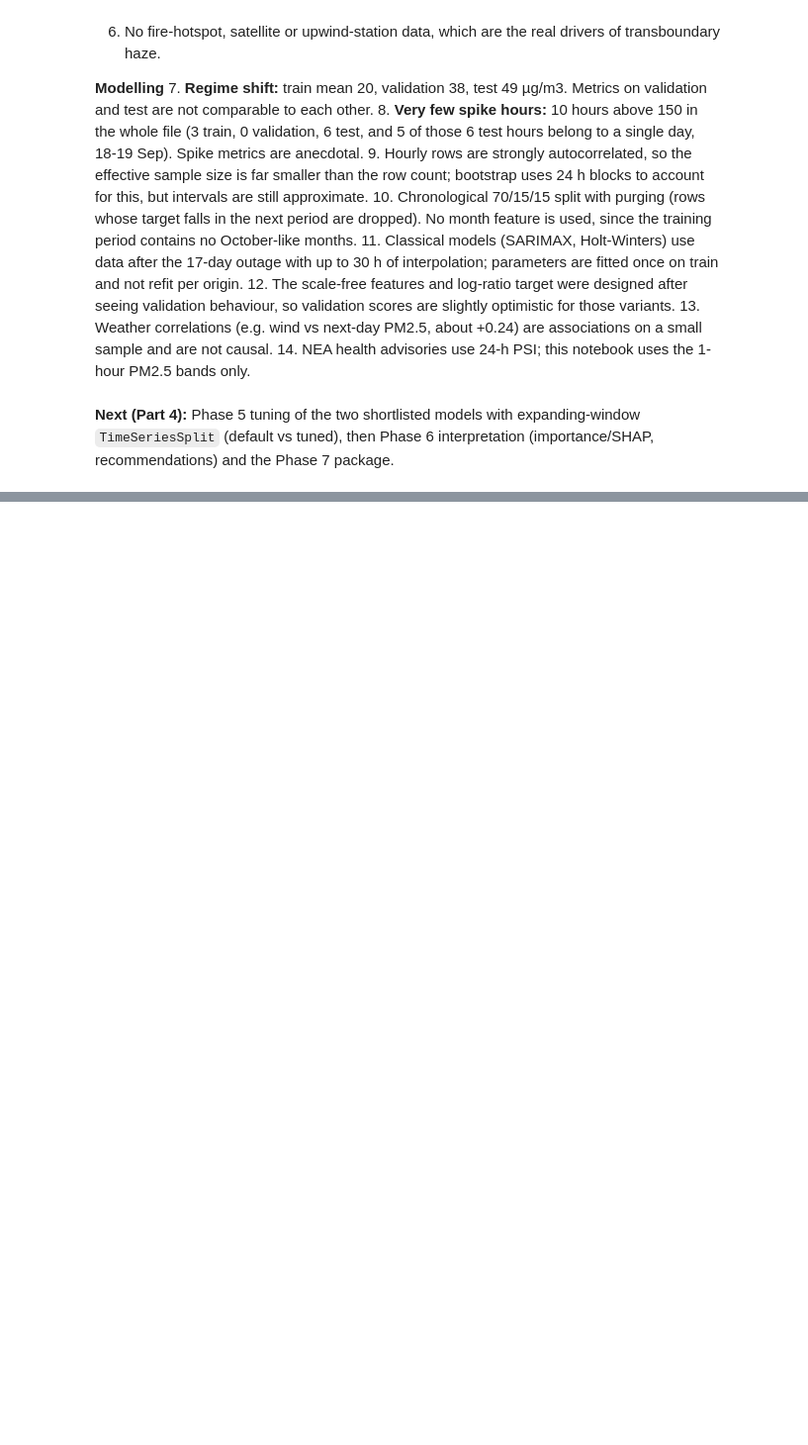
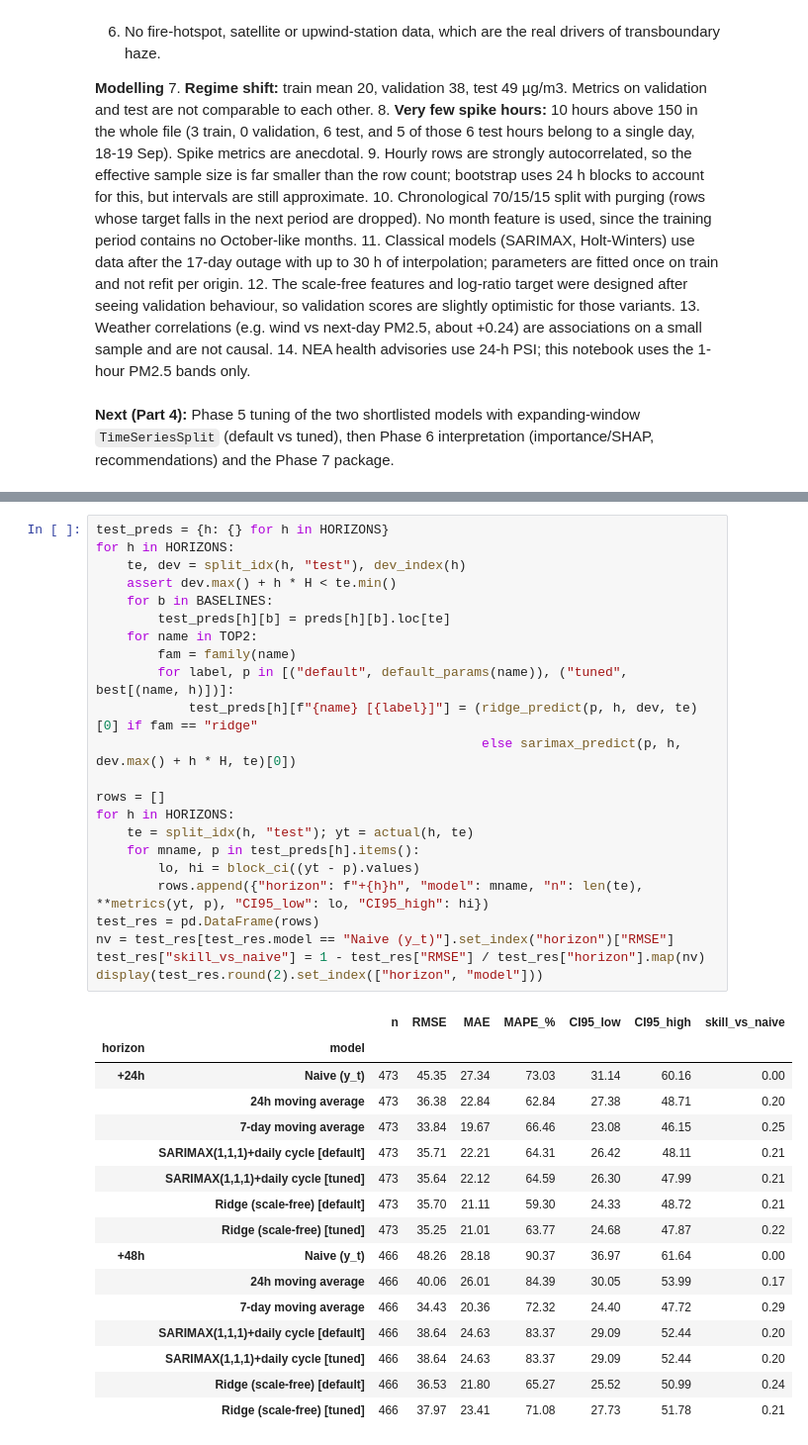
Before and after one commit to ZaField/Transboundary-Haze-Forecasting, a Jupyter notebook: Transboundary_Haze_Forecasting.ipynb, the cells around one changed output, grey strips where cells are left out. Shown at 99% size. Drawn from its saved outputs; the diff is of its cells as text; blank space fills up the shorter version.

```diff
--- a/Transboundary_Haze_Forecasting.ipynb
+++ b/Transboundary_Haze_Forecasting.ipynb
@@ -1297,0 +1600,40 @@ Shortlisted for Phase 5 tuning: ['SARIMAX(1,1,1)+daily cycle', 'Ridge (scale-fre
+# %%
+test_preds = {h: {} for h in HORIZONS}
+for h in HORIZONS:
+    te, dev = split_idx(h, "test"), dev_index(h)
+    assert dev.max() + h * H < te.min()
+    for b in BASELINES:
+        test_preds[h][b] = preds[h][b].loc[te]
+    for name in TOP2:
+        fam = family(name)
+        for label, p in [("default", default_params(name)), ("tuned", best[(name, h)])]:
+            test_preds[h][f"{name} [{label}]"] = (ridge_predict(p, h, dev, te)[0] if fam == "ridge"
+                                                  else sarimax_predict(p, h, dev.max() + h * H, te)[0])
+
+rows = []
+for h in HORIZONS:
+    te = split_idx(h, "test"); yt = actual(h, te)
+    for mname, p in test_preds[h].items():
+        lo, hi = block_ci((yt - p).values)
+        rows.append({"horizon": f"+{h}h", "model": mname, "n": len(te), **metrics(yt, p), "CI95_low": lo, "CI95_high": hi})
+test_res = pd.DataFrame(rows)
+nv = test_res[test_res.model == "Naive (y_t)"].set_index("horizon")["RMSE"]
+test_res["skill_vs_naive"] = 1 - test_res["RMSE"] / test_res["horizon"].map(nv)
+display(test_res.round(2).set_index(["horizon", "model"]))
+# %% [output]
+|  |  | n | RMSE | MAE | MAPE_% | CI95_low | CI95_high | skill_vs_naive |
+| horizon | model |  |  |  |  |  |  |  |
+| +24h | Naive (y_t) | 473 | 45.35 | 27.34 | 73.03 | 31.14 | 60.16 | 0.00 |
+|  | 24h moving average | 473 | 36.38 | 22.84 | 62.84 | 27.38 | 48.71 | 0.20 |
+|  | 7-day moving average | 473 | 33.84 | 19.67 | 66.46 | 23.08 | 46.15 | 0.25 |
+|  | SARIMAX(1,1,1)+daily cycle [default] | 473 | 35.71 | 22.21 | 64.31 | 26.42 | 48.11 | 0.21 |
+|  | SARIMAX(1,1,1)+daily cycle [tuned] | 473 | 35.64 | 22.12 | 64.59 | 26.30 | 47.99 | 0.21 |
+|  | Ridge (scale-free) [default] | 473 | 35.70 | 21.11 | 59.30 | 24.33 | 48.72 | 0.21 |
+|  | Ridge (scale-free) [tuned] | 473 | 35.25 | 21.01 | 63.77 | 24.68 | 47.87 | 0.22 |
+| +48h | Naive (y_t) | 466 | 48.26 | 28.18 | 90.37 | 36.97 | 61.64 | 0.00 |
+|  | 24h moving average | 466 | 40.06 | 26.01 | 84.39 | 30.05 | 53.99 | 0.17 |
+|  | 7-day moving average | 466 | 34.43 | 20.36 | 72.32 | 24.40 | 47.72 | 0.29 |
+|  | SARIMAX(1,1,1)+daily cycle [default] | 466 | 38.64 | 24.63 | 83.37 | 29.09 | 52.44 | 0.20 |
+|  | SARIMAX(1,1,1)+daily cycle [tuned] | 466 | 38.64 | 24.63 | 83.37 | 29.09 | 52.44 | 0.20 |
+|  | Ridge (scale-free) [default] | 466 | 36.53 | 21.80 | 65.27 | 25.52 | 50.99 | 0.24 |
+|  | Ridge (scale-free) [tuned] | 466 | 37.97 | 23.41 | 71.08 | 27.73 | 51.78 | 0.21 |
```
Also changed, not shown: parts of 40 cells of this notebook.
